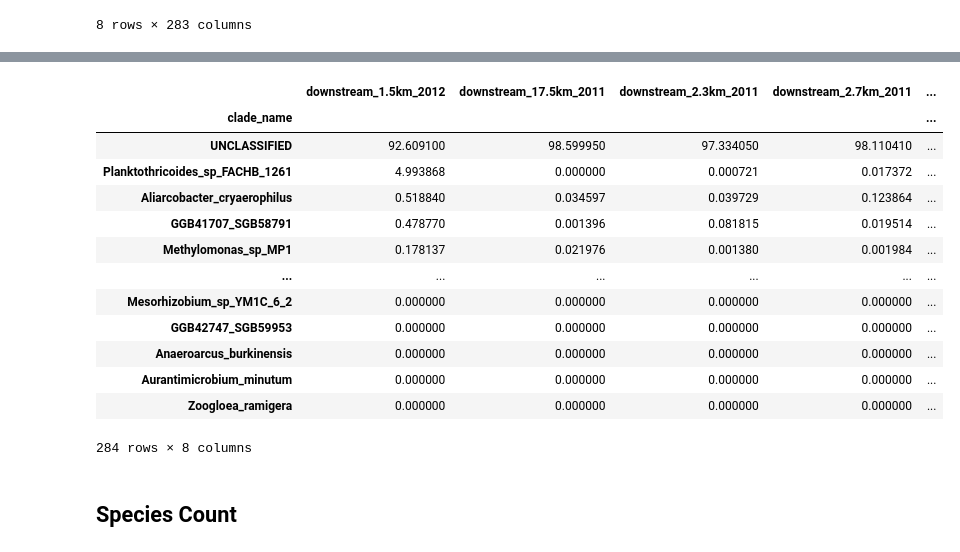
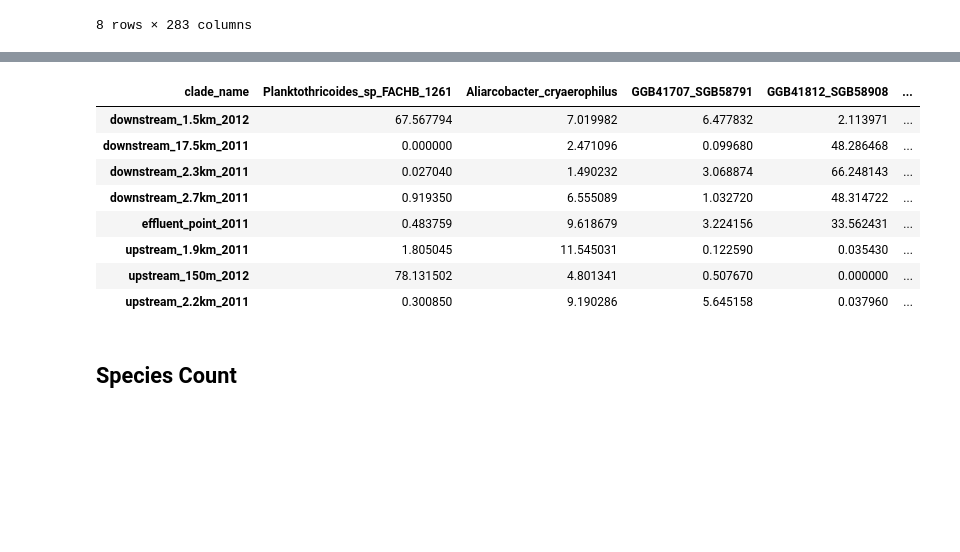
Before and after one commit to blomfelt/BBT045_Project, a Jupyter notebook: Project_group1.ipynb, the cells around one changed output, grey strips where cells are left out. Cells and saved outputs as stored; diff of their text form; code cells hidden in the pictures; blank space fills up the shorter version.

```diff
--- a/Project_group1.ipynb
+++ b/Project_group1.ipynb
@@ -370,14 +370,18 @@ def annotate_heatmap(im, data=None, valfmt="{x:.2f}",
     return texts
 # %%
 # Create the arrays for the functions to use
-test_heatmap_df = species_scaled_df.iloc[:,0:20].transpose()
 
-samples = test_heatmap_df.index # y axis
-species = test_heatmap_df.columns # x axis
-proportion = np.array(test_heatmap_df) # value in cell
+imp_species_scaled_df = species_scaled_df.loc[:, species_scaled_df.sum()>10]
+
+imp_heatmap_df = imp_species_scaled_df.transpose()
+#test_heatmap_df = species_scaled_df.iloc[:,0:20].transpose()
+
+samples = imp_heatmap_df.index # y axis
+species = imp_heatmap_df.columns # x axis
+proportion = np.array(imp_heatmap_df) # value in cell
 
 #ref https://stackoverflow.com/questions/36367986/how-to-make-inline-plots-in-jupyter-notebook-larger
-plt.rcParams['figure.figsize'] = [12, 120]
+plt.rcParams['figure.figsize'] = [12, 12]
 
 fig, ax = plt.subplots()
 
@@ -392,22 +396,19 @@ plt.show()
 # %%
 #PCA
 # %%
-species_df
+#species_scaled_df
+
+imp_species_scaled_df
 # %% [output]
-|  | downstream_1.5km_2012 | downstream_17.5km_2011 | downstream_2.3km_2011 | downstream_2.7km_2011 | ... |
-| clade_name |  |  |  |  | ... |
-| UNCLASSIFIED | 92.609100 | 98.599950 | 97.334050 | 98.110410 | ... |
-| Planktothricoides_sp_FACHB_1261 | 4.993868 | 0.000000 | 0.000721 | 0.017372 | ... |
-| Aliarcobacter_cryaerophilus | 0.518840 | 0.034597 | 0.039729 | 0.123864 | ... |
-| GGB41707_SGB58791 | 0.478770 | 0.001396 | 0.081815 | 0.019514 | ... |
-| Methylomonas_sp_MP1 | 0.178137 | 0.021976 | 0.001380 | 0.001984 | ... |
-| ... | ... | ... | ... | ... | ... |
-| Mesorhizobium_sp_YM1C_6_2 | 0.000000 | 0.000000 | 0.000000 | 0.000000 | ... |
-| GGB42747_SGB59953 | 0.000000 | 0.000000 | 0.000000 | 0.000000 | ... |
-| Anaeroarcus_burkinensis | 0.000000 | 0.000000 | 0.000000 | 0.000000 | ... |
-| Aurantimicrobium_minutum | 0.000000 | 0.000000 | 0.000000 | 0.000000 | ... |
-| Zoogloea_ramigera | 0.000000 | 0.000000 | 0.000000 | 0.000000 | ... |
+| clade_name | Planktothricoides_sp_FACHB_1261 | Aliarcobacter_cryaerophilus | GGB41707_SGB58791 | GGB41812_SGB58908 | ... |
+| downstream_1.5km_2012 | 67.567794 | 7.019982 | 6.477832 | 2.113971 | ... |
+| downstream_17.5km_2011 | 0.000000 | 2.471096 | 0.099680 | 48.286468 | ... |
+| downstream_2.3km_2011 | 0.027040 | 1.490232 | 3.068874 | 66.248143 | ... |
+| downstream_2.7km_2011 | 0.919350 | 6.555089 | 1.032720 | 48.314722 | ... |
+| effluent_point_2011 | 0.483759 | 9.618679 | 3.224156 | 33.562431 | ... |
+| upstream_1.9km_2011 | 1.805045 | 11.545031 | 0.122590 | 0.035430 | ... |
+| upstream_150m_2012 | 78.131502 | 4.801341 | 0.507670 | 0.000000 | ... |
+| upstream_2.2km_2011 | 0.300850 | 9.190286 | 5.645158 | 0.037960 | ... |
-284 rows × 8 columns
 # %%
 #sns.pairplot(species_df, hue='upstream_2.2km_2011')
 #seaborn.pairplot(data, *, hue=None, hue_order=None, palette=None, vars=None, x_vars=None, y_vars=None, kind='scatter', diag_kind='auto', markers=None, height=2.5, aspect=1, corner=False, dropna=False, plot_kws=None, diag_kws=None, grid_kws=None, size=None)
```
Also changed, not shown: parts of 2 cells of this notebook, 1 other file.
